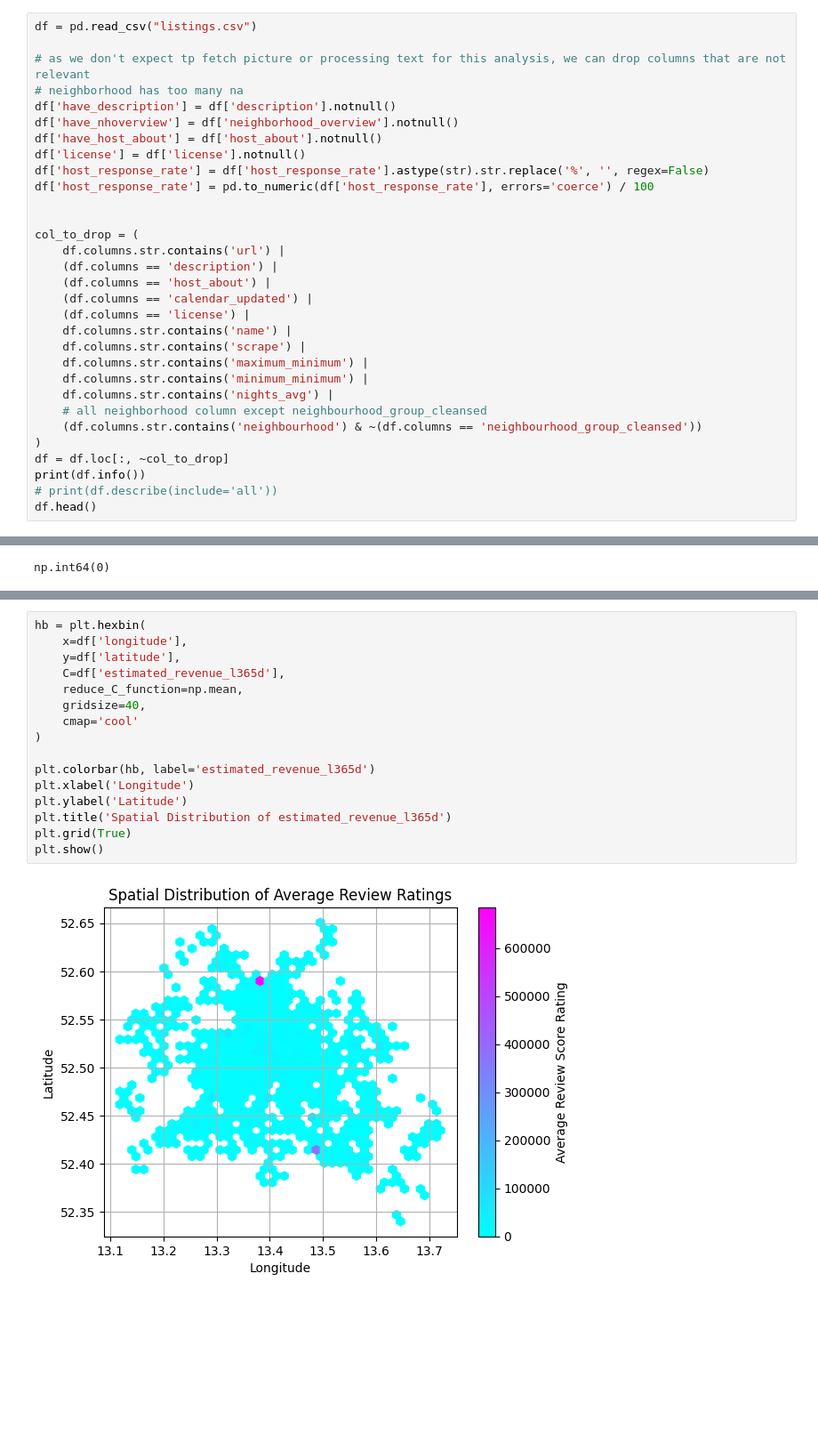
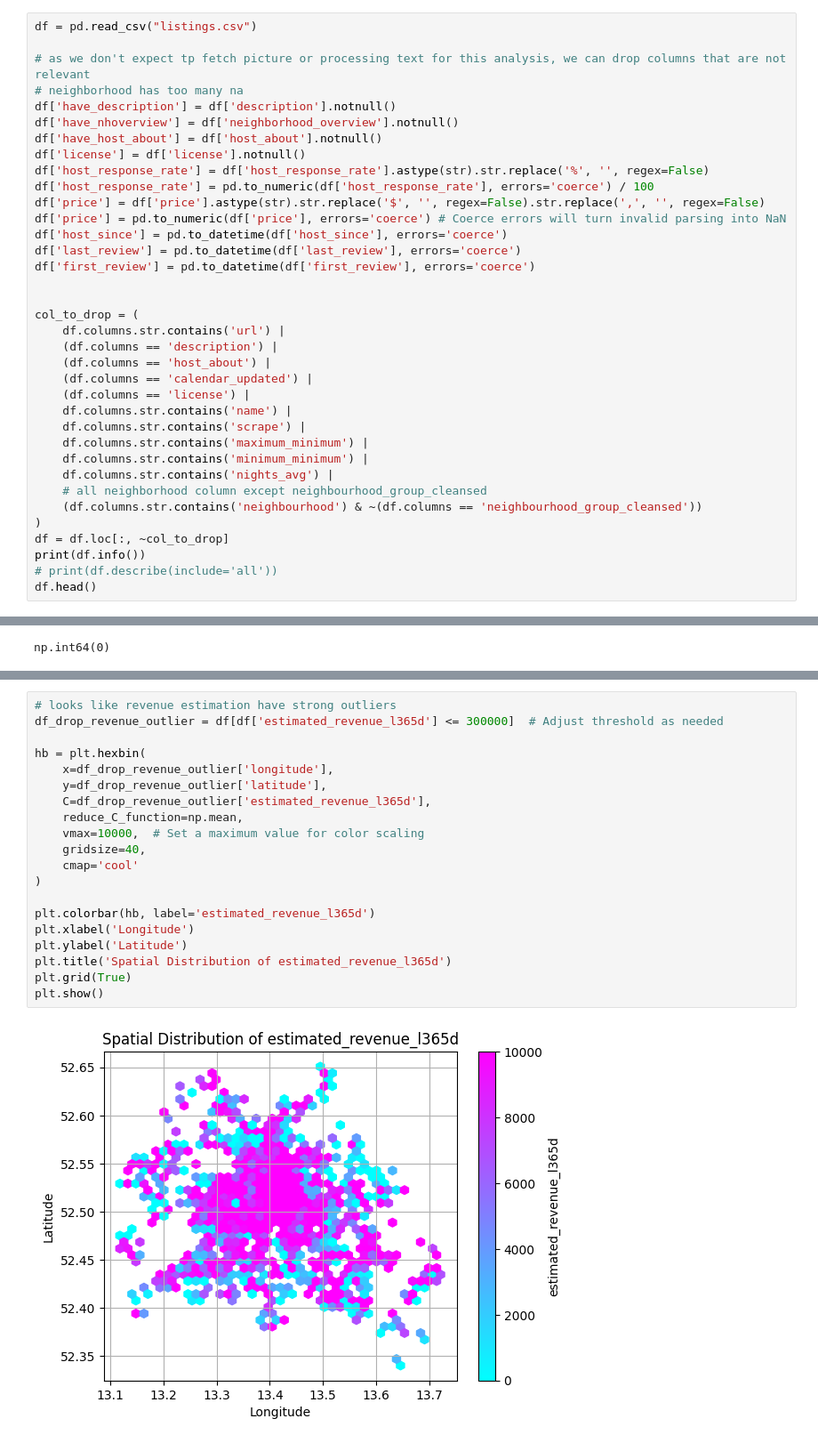
Before and after one commit to amanda8412383/data_science_bootcamp, a Jupyter notebook: airbnb_case_study/airbnb_case_study.ipynb, the cells around one changed output, grey strips where cells are left out. Shown at 89% size. Cells and saved outputs as stored; diff of their text form; blank space fills up the shorter version.

```diff
--- a/airbnb_case_study/airbnb_case_study.ipynb
+++ b/airbnb_case_study/airbnb_case_study.ipynb
@@ -20,6 +20,11 @@ df['have_host_about'] = df['host_about'].notnull()
 df['license'] = df['license'].notnull()
 df['host_response_rate'] = df['host_response_rate'].astype(str).str.replace('%', '', regex=False)
 df['host_response_rate'] = pd.to_numeric(df['host_response_rate'], errors='coerce') / 100
+df['price'] = df['price'].astype(str).str.replace('$', '', regex=False).str.replace(',', '', regex=False)
+df['price'] = pd.to_numeric(df['price'], errors='coerce') # Coerce errors will turn invalid parsing into NaN
+df['host_since'] = pd.to_datetime(df['host_since'], errors='coerce')
+df['last_review'] = pd.to_datetime(df['last_review'], errors='coerce')
+df['first_review'] = pd.to_datetime(df['first_review'], errors='coerce')
 
 
 col_to_drop = (
@@ -238,18 +208,22 @@ Name: estimated_revenue_l365d, dtype: float64
 # %%
+# looks like revenue estimation have strong outliers
+df_drop_revenue_outlier = df[df['estimated_revenue_l365d'] <= 300000]  # Adjust threshold as needed
+
 hb = plt.hexbin(
-    x=df['longitude'],
-    y=df['latitude'],
-    C=df['estimated_revenue_l365d'],
+    x=df_drop_revenue_outlier['longitude'],
+    y=df_drop_revenue_outlier['latitude'],
+    C=df_drop_revenue_outlier['estimated_revenue_l365d'],
     reduce_C_function=np.mean,
+    vmax=10000,  # Set a maximum value for color scaling
     gridsize=40,
     cmap='cool'
 )
 
 plt.colorbar(hb, label='estimated_revenue_l365d')
 plt.xlabel('Longitude')
 plt.ylabel('Latitude')
 plt.title('Spatial Distribution of estimated_revenue_l365d')
 plt.grid(True)
 plt.show()
 # %% [output]
-[figure, old version]
+[figure, new version]
```
Also changed, not shown: parts of 18 cells of this notebook.
